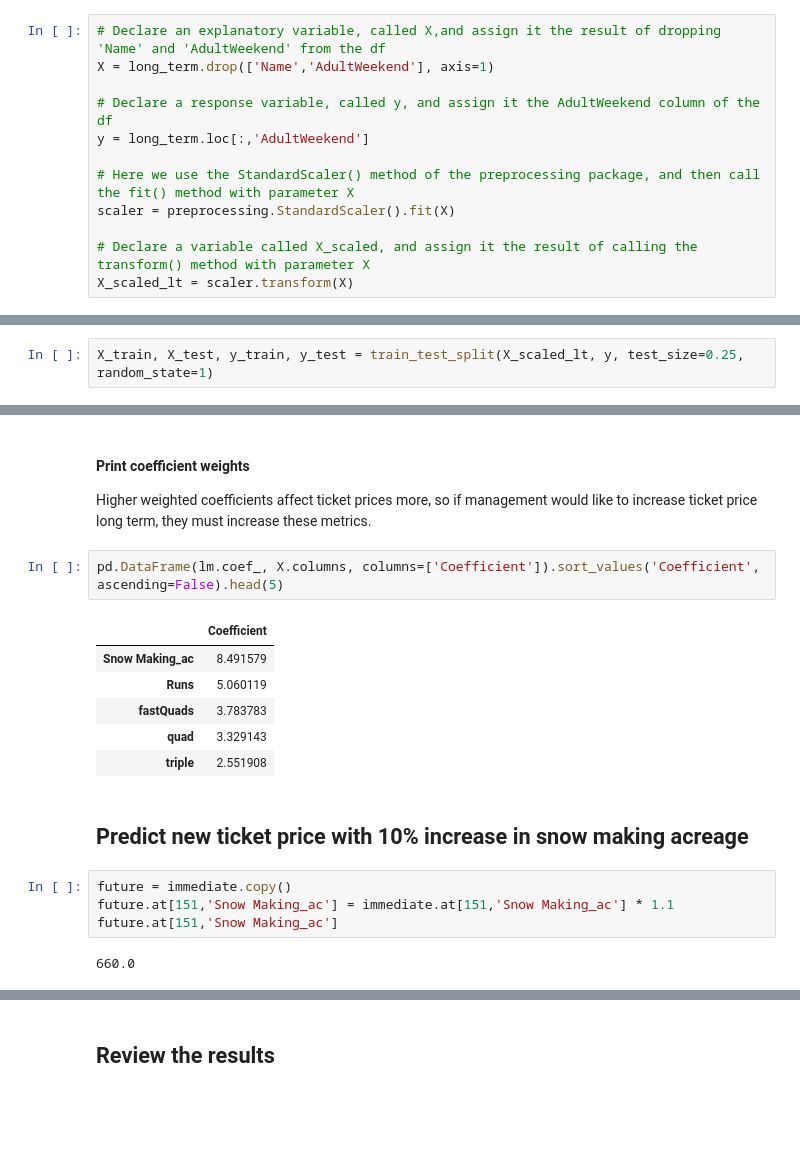
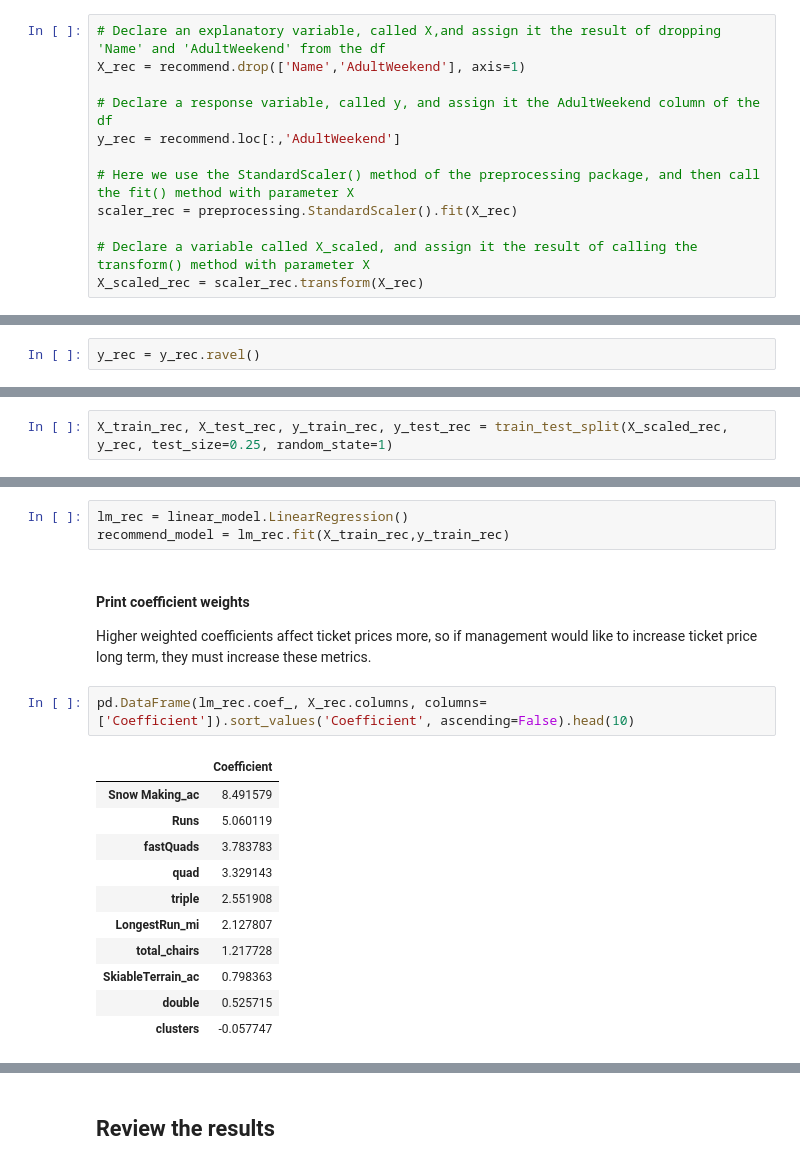
Before and after one commit to jolfr/capstone-01, a Jupyter notebook: notebooks/Notebook_stepsix.ipynb, the cells around one changed output, grey strips where cells are left out. Cells and saved outputs as stored; diff of their text form; blank space fills up the shorter version.

```diff
--- a/notebooks/Notebook_stepsix.ipynb
+++ b/notebooks/Notebook_stepsix.ipynb
@@ -129,15 +157,15 @@ memory usage: 46.5+ KB
 #### Standardize the magnitude of numeric features
 # %%
 # Declare an explanatory variable, called X,and assign it the result of dropping 'Name' and 'AdultWeekend' from the df
-X = long_term.drop(['Name','AdultWeekend'], axis=1)
+X_rec = recommend.drop(['Name','AdultWeekend'], axis=1)
 
 # Declare a response variable, called y, and assign it the AdultWeekend column of the df
-y = long_term.loc[:,'AdultWeekend']
+y_rec = recommend.loc[:,'AdultWeekend']
 
 # Here we use the StandardScaler() method of the preprocessing package, and then call the fit() method with parameter X
-scaler = preprocessing.StandardScaler().fit(X)
+scaler_rec = preprocessing.StandardScaler().fit(X_rec)
 
 # Declare a variable called X_scaled, and assign it the result of calling the transform() method with parameter X
-X_scaled_lt = scaler.transform(X)
+X_scaled_rec = scaler_rec.transform(X_rec)
 # %% [markdown]
 #### Flatten Response Variable
@@ -146,6 +172,8 @@ y = y.ravel()
+# %%
+y_rec = y_rec.ravel()
 # %% [markdown]
 #### Split into training and test datasets
 # %%
-X_train, X_test, y_train, y_test = train_test_split(X_scaled_lt, y, test_size=0.25, random_state=1)
+X_train_rec, X_test_rec, y_train_rec, y_test_rec = train_test_split(X_scaled_rec, y_rec, test_size=0.25, random_state=1)
 # %% [markdown]
 #### Fit model with training dataset
@@ -155,20 +180,20 @@ long_term_model = lm.fit(X_train,y_train)
+# %%
+lm_rec = linear_model.LinearRegression()
+recommend_model = lm_rec.fit(X_train_rec,y_train_rec)
 # %% [markdown]
 #### Print coefficient weights
 Higher weighted coefficients affect ticket prices more, so if management would like to increase ticket price long term, they must increase these metrics.
 # %%
-pd.DataFrame(lm.coef_, X.columns, columns=['Coefficient']).sort_values('Coefficient', ascending=False).head(5)
+pd.DataFrame(lm_rec.coef_, X_rec.columns, columns=['Coefficient']).sort_values('Coefficient', ascending=False).head(10)
 # %% [output]
 |  | Coefficient |
 | Snow Making_ac | 8.491579 |
 | Runs | 5.060119 |
 | fastQuads | 3.783783 |
 | quad | 3.329143 |
 | triple | 2.551908 |
+| LongestRun_mi | 2.127807 |
+| total_chairs | 1.217728 |
+| SkiableTerrain_ac | 0.798363 |
+| double | 0.525715 |
+| clusters | -0.057747 |
-# %% [markdown]
-## Predict new ticket price with 10% increase in snow making acreage
-# %%
-future = immediate.copy()
-future.at[151,'Snow Making_ac'] = immediate.at[151,'Snow Making_ac'] * 1.1
-future.at[151,'Snow Making_ac']
-# %% [output]
-660.0
```
Also changed, not shown: parts of 67 cells of this notebook, 8 other files.
